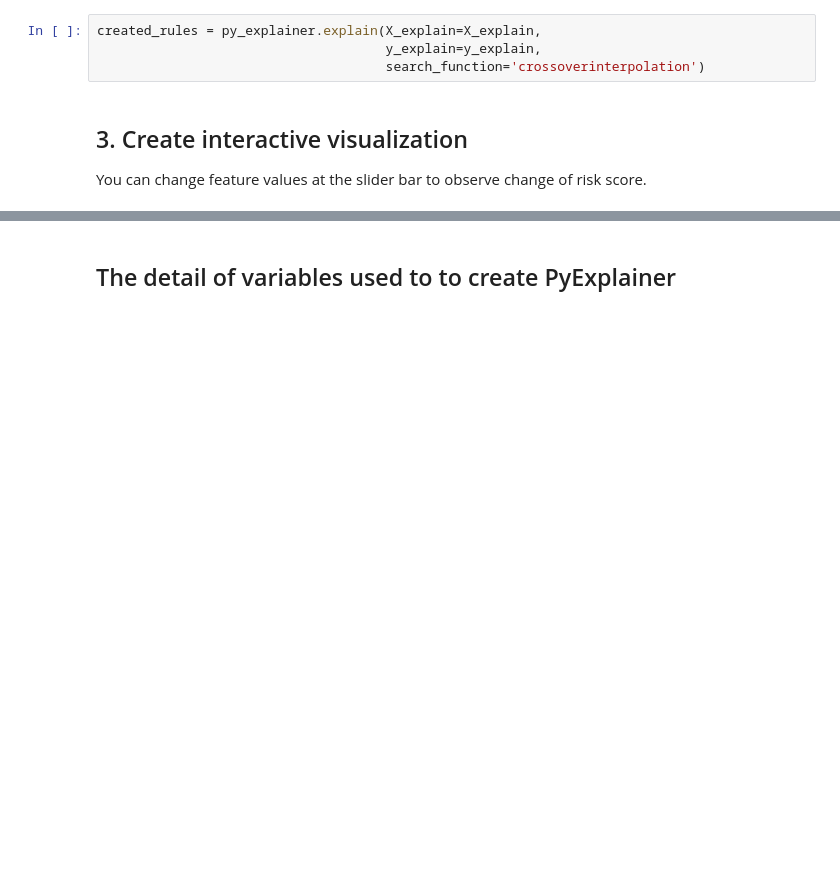
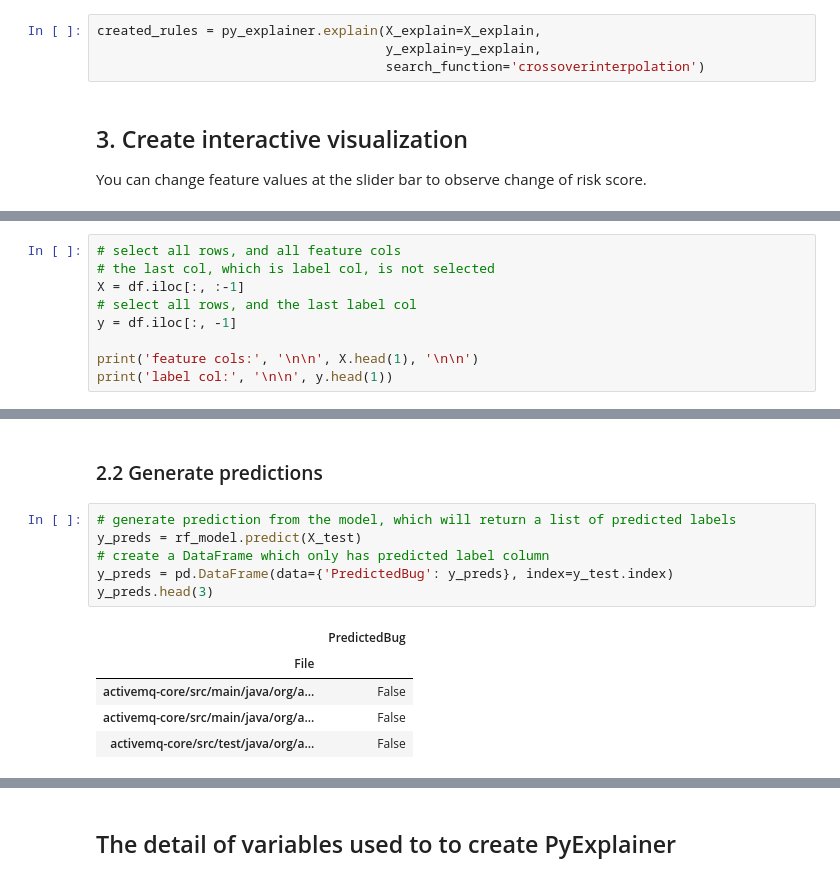
Before and after one commit to awsm-research/PyExplainer, a Jupyter notebook: TUTORIAL.ipynb, the cells around one changed output, grey strips where cells are left out. Saved outputs shown, nothing was run; the diff lists cells and outputs as text; blank space fills up the shorter version.

```diff
--- a/TUTORIAL.ipynb
+++ b/TUTORIAL.ipynb
@@ -194,0 +100,9 @@ AttributeError: 'float' object has no attribute 'strip'
+# %%
+# select all rows, and all feature cols
+# the last col, which is label col, is not selected
+X = df.iloc[:, :-1]
+# select all rows, and the last label col
+y = df.iloc[:, -1]
+
+print('feature cols:', '\n\n', X.head(1), '\n\n')
+print('label col:', '\n\n', y.head(1))
@@ -194,0 +144,14 @@ AttributeError: 'float' object has no attribute 'strip'
+# %% [markdown]
+### 2.2 Generate predictions
+# %%
+# generate prediction from the model, which will return a list of predicted labels
+y_preds = rf_model.predict(X_test)
+# create a DataFrame which only has predicted label column
+y_preds = pd.DataFrame(data={'PredictedBug': y_preds}, index=y_test.index)
+y_preds.head(3)
+# %% [output]
+|  | PredictedBug |
+| File |  |
+| activemq-core/src/main/java/org/a... | False |
+| activemq-core/src/main/java/org/a... | False |
+| activemq-core/src/test/java/org/a... | False |
```
Also changed, not shown: parts of 61 cells of this notebook, 9 other files.
